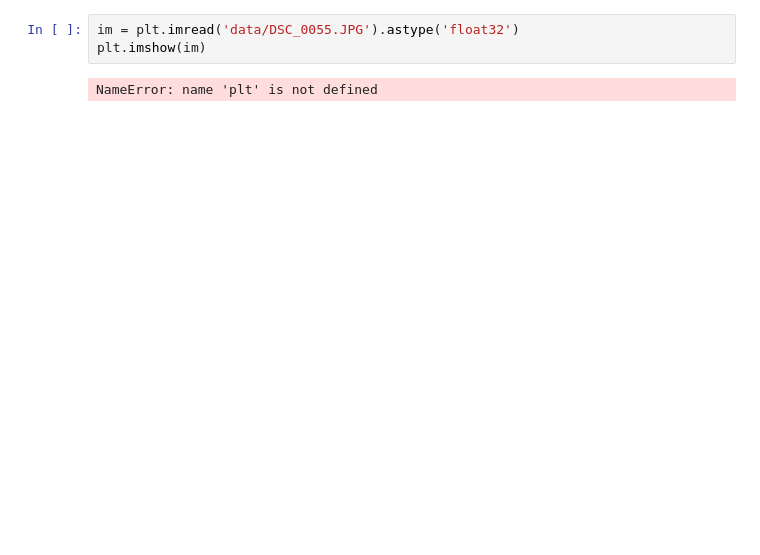
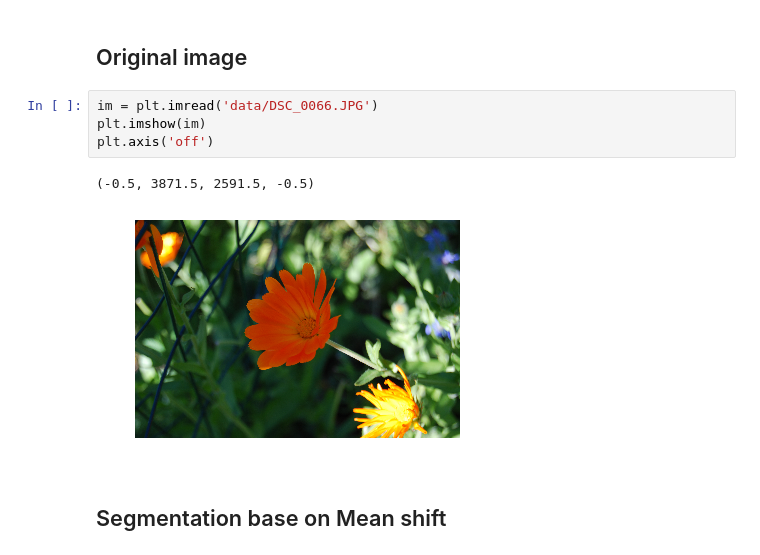
Before and after one commit to jianwu21/Advance-Topic-in-Image-Analysis, a Jupyter notebook: Assignment 1/Segmentation.ipynb, the cells around one changed output. Saved outputs shown, nothing was run; the diff lists cells and outputs as text; blank space fills up the shorter version.

Commit message:
show the original image

```diff
--- a/Assignment 1/Segmentation.ipynb
+++ b/Assignment 1/Segmentation.ipynb
@@ -12,5 +10,13 @@ ImportError: No module named 'cv2'
+# %% [markdown]
+Original image
+----------------
 # %%
-im = plt.imread('data/DSC_0055.JPG').astype('float32')
+im = plt.imread('data/DSC_0066.JPG')
 plt.imshow(im)
+plt.axis('off')
 # %% [output]
-NameError: name 'plt' is not defined
+(-0.5, 3871.5, 2591.5, -0.5)
+[figure, added]
+# %% [markdown]
+Segmentation base on Mean shift
+----------------------------------
```
Also changed, not shown: parts of 2 cells of this notebook.
